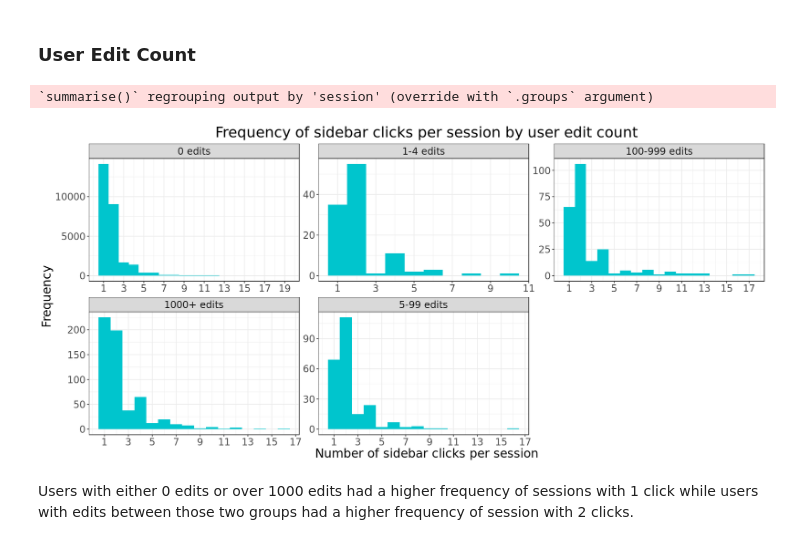
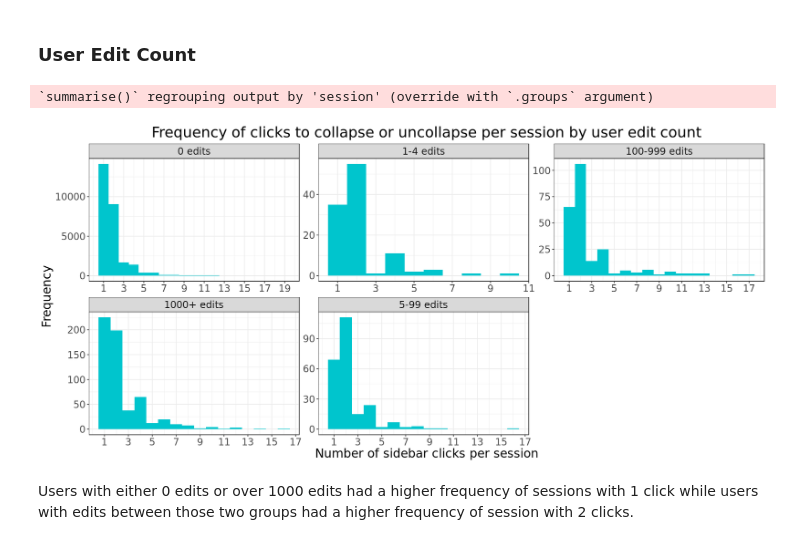
Before and after one commit to wikimedia-research/Collapsible-Sidebar-Analysis, a Jupyter notebook: Collapsible-sidebar-usage-analysis.ipynb, the cells around one changed output. Cells and saved outputs as stored; diff of their text form; code cells hidden in the pictures.

```diff
--- a/Collapsible-sidebar-usage-analysis.ipynb
+++ b/Collapsible-sidebar-usage-analysis.ipynb
@@ -599,27 +599,27 @@ Across all of the test wikis, the sidebar is clicked either once or twice most f
 # %%
 # Chart histogram showing frequency of clicks per session
 
 p <- sidebar_clicks %>%
     group_by(session, user_edit_count)%>%
     summarize(sidebar_clicks = sum(events)) %>%
 # removing sessions with over 20 clicks for visibility
     filter(sidebar_clicks < 20) %>%
     ggplot(aes(x= sidebar_clicks)) +
         geom_histogram(binwidth = 1, fill = 'turquoise3') +
         facet_wrap(~user_edit_count, scales = 'free') +
         scale_y_continuous("Frequency") +
         scale_x_continuous("Number of sidebar clicks per session", breaks = seq(1,20,2)) +
-        labs(title = "Frequency of sidebar clicks per session by user edit count")  +
+        labs(title = "Frequency of clicks to collapse or uncollapse per session by user edit count")  +
         theme_bw() +
         theme(
         plot.title = element_text(hjust = 0.5),
         text = element_text(size=18))
 p
 
 ggsave("Figures/sidebar_click_frequency_byeditcount.png", p, width = 16, height = 8, units = "in", dpi = 300)
 # %% [output]
 `summarise()` regrouping output by 'session' (override with `.groups` argument)
-[figure, old version]
+[figure, new version]
 # %% [markdown]
 Users with either 0 edits or over 1000 edits had a higher frequency of sessions with 1 click while users with edits between those two groups had a higher frequency of session with 2 clicks.
 # %% [markdown]
```
Also changed, not shown: parts of 13 cells of this notebook, 4 other files.
